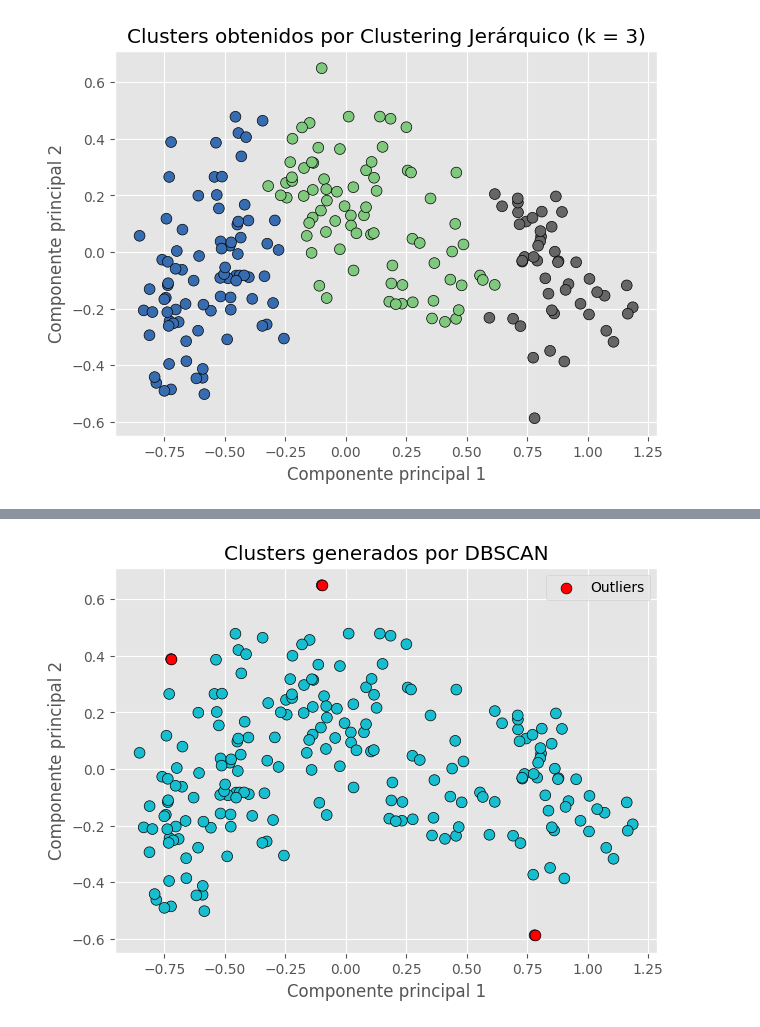
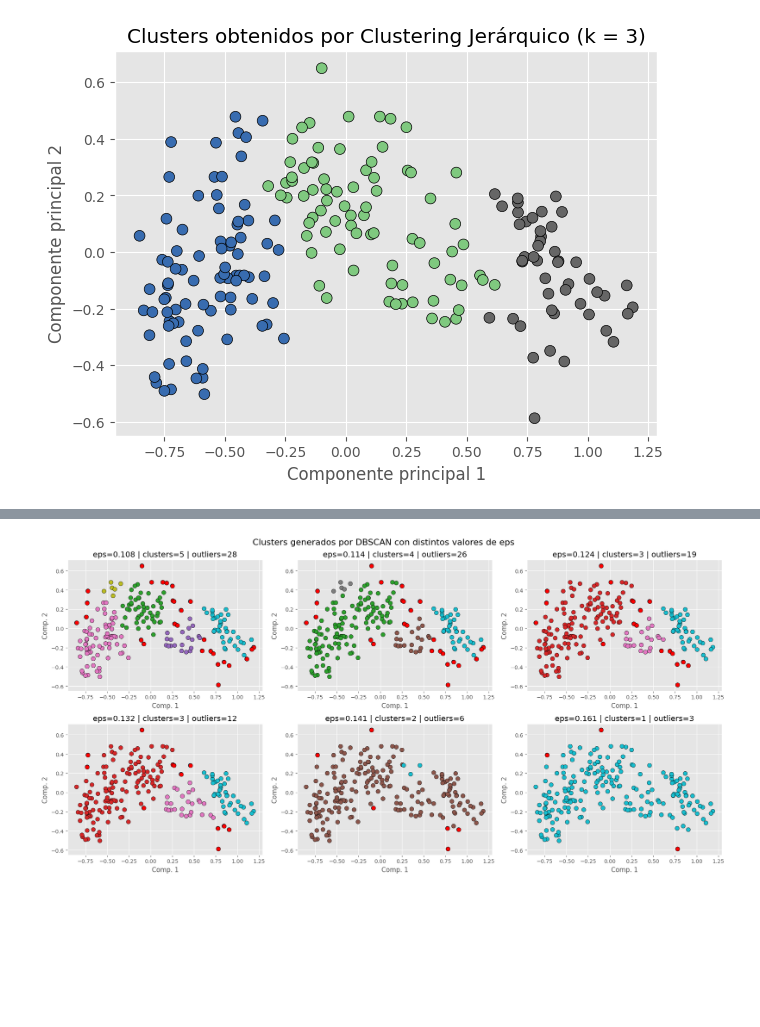
Before and after one commit to 100495884/Aprendizaje-Automatico-P2, a Jupyter notebook: notebooks/notebook_p2.ipynb, the cells around one changed output, grey strips where cells are left out. Drawn from its saved outputs; the diff is of its cells as text; code cells hidden in the pictures; blank space fills up the shorter version.

```diff
--- a/notebooks/notebook_p2.ipynb
+++ b/notebooks/notebook_p2.ipynb
@@ -369,35 +378,45 @@ x_point=195, y_eps=0.1609
-# %%
-from sklearn.cluster import DBSCAN
-
-modelo_dbscan = DBSCAN(eps=y_eps, min_samples=5, metric='euclidean')
-modelo_dbscan.fit(X_reducido)
-labels_dbscan = modelo_dbscan.labels_
 # %%
-plt.figure(figsize=(7, 5))
-plt.scatter(
-    X_reducido[:, 0], X_reducido[:, 1],
-    c=labels_dbscan,
-    cmap='tab10',
-    s=60,
-    edgecolor='k'
-)
+from sklearn.cluster import DBSCAN
 
-# Pintar los outliers en rojo
-plt.scatter(
-    X_reducido[labels_dbscan == -1, 0],
-    X_reducido[labels_dbscan == -1, 1],
-    c='red',
-    s=60,
-    edgecolor='k',
-    label='Outliers'
-)
+fig, axs = plt.subplots(2, 3, figsize=(18, 9))
+axs = axs.ravel()
 
-plt.title("Clusters generados por DBSCAN")
-plt.xlabel("Componente principal 1")
-plt.ylabel("Componente principal 2")
-plt.legend()
-plt.grid(True)
+for i, x_point in enumerate(x_points):
+    eps = distancias_ordenadas[x_point]
+    modelo_dbscan = DBSCAN(eps=eps, min_samples=5, metric='euclidean')
+    labels = modelo_dbscan.fit_predict(X_reducido)
+
+    # Pintar puntos del cluster
+    axs[i].scatter(
+        X_reducido[:, 0], X_reducido[:, 1],
+        c=labels,
+        cmap='tab10',
+        s=60,
+        edgecolor='k'
+    )
+
+    # Pintar outliers
+    axs[i].scatter(
+        X_reducido[labels == -1, 0],
+        X_reducido[labels == -1, 1],
+        c='red',
+        s=60,
+        edgecolor='k',
+        label='Outliers'
+    )
+
+    # Métricas
+    n_clusters = len(set(labels)) - (1 if -1 in labels else 0)
+    n_outliers = list(labels).count(-1)
+
+    axs[i].set_title(f"eps={eps:.3f} | clusters={n_clusters} | outliers={n_outliers}")
+    axs[i].set_xlabel("Comp. 1")
+    axs[i].set_ylabel("Comp. 2")
+    axs[i].grid(True)
+
+plt.suptitle("Clusters generados por DBSCAN con distintos valores de eps", fontsize=16)
+plt.tight_layout()
 plt.show()
 # %% [output]
-[figure, old version]
+[figure, new version]
 # %%
```
Also changed, not shown: parts of 19 cells of this notebook.
